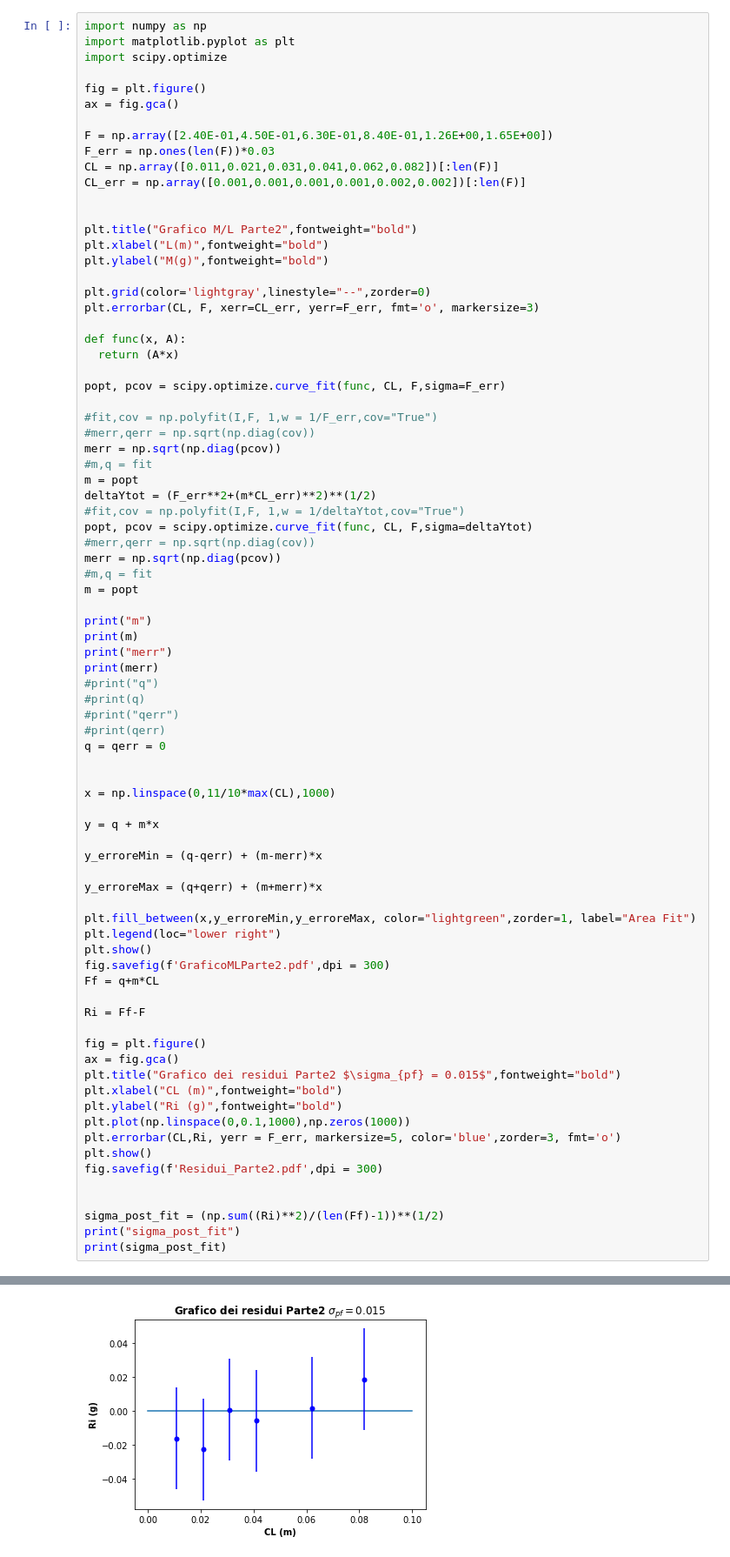
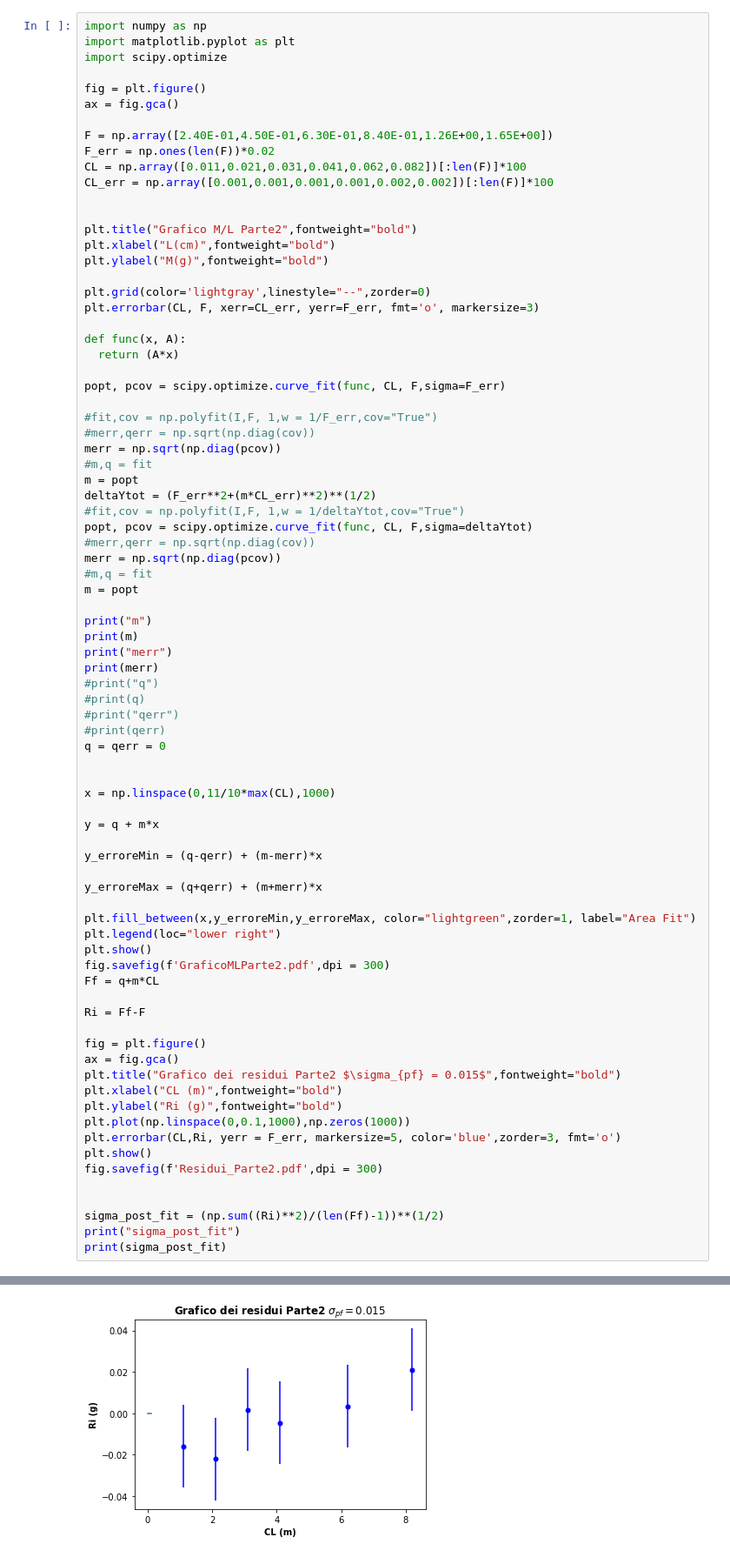
Before and after one commit to Vayxen/Lab2-E5, a Jupyter notebook: code/Analisi_Completa_Parte2.ipynb, the cells around one changed output, grey strips where cells are left out. Shown: that part at 87% size. Cells and saved outputs as stored; diff of their text form.

```diff
--- a/code/Analisi_Completa_Parte2.ipynb
+++ b/code/Analisi_Completa_Parte2.ipynb
@@ -7,13 +7,13 @@ fig = plt.figure()
 ax = fig.gca()
 
 F = np.array([2.40E-01,4.50E-01,6.30E-01,8.40E-01,1.26E+00,1.65E+00])
-F_err = np.ones(len(F))*0.03
-CL = np.array([0.011,0.021,0.031,0.041,0.062,0.082])[:len(F)]
-CL_err = np.array([0.001,0.001,0.001,0.001,0.002,0.002])[:len(F)]
+F_err = np.ones(len(F))*0.02
+CL = np.array([0.011,0.021,0.031,0.041,0.062,0.082])[:len(F)]*100
+CL_err = np.array([0.001,0.001,0.001,0.001,0.002,0.002])[:len(F)]*100
 
 
 plt.title("Grafico M/L Parte2",fontweight="bold")
-plt.xlabel("L(m)",fontweight="bold")
+plt.xlabel("L(cm)",fontweight="bold")
 plt.ylabel("M(g)",fontweight="bold")
 
 plt.grid(color='lightgray',linestyle="--",zorder=0)
@@ -87,2 +87,2 @@ merr
-[figure, old version]
+[figure, new version]
 sigma_post_fit
```
Also changed, not shown: parts of 1 cell of this notebook, 6 other files.
